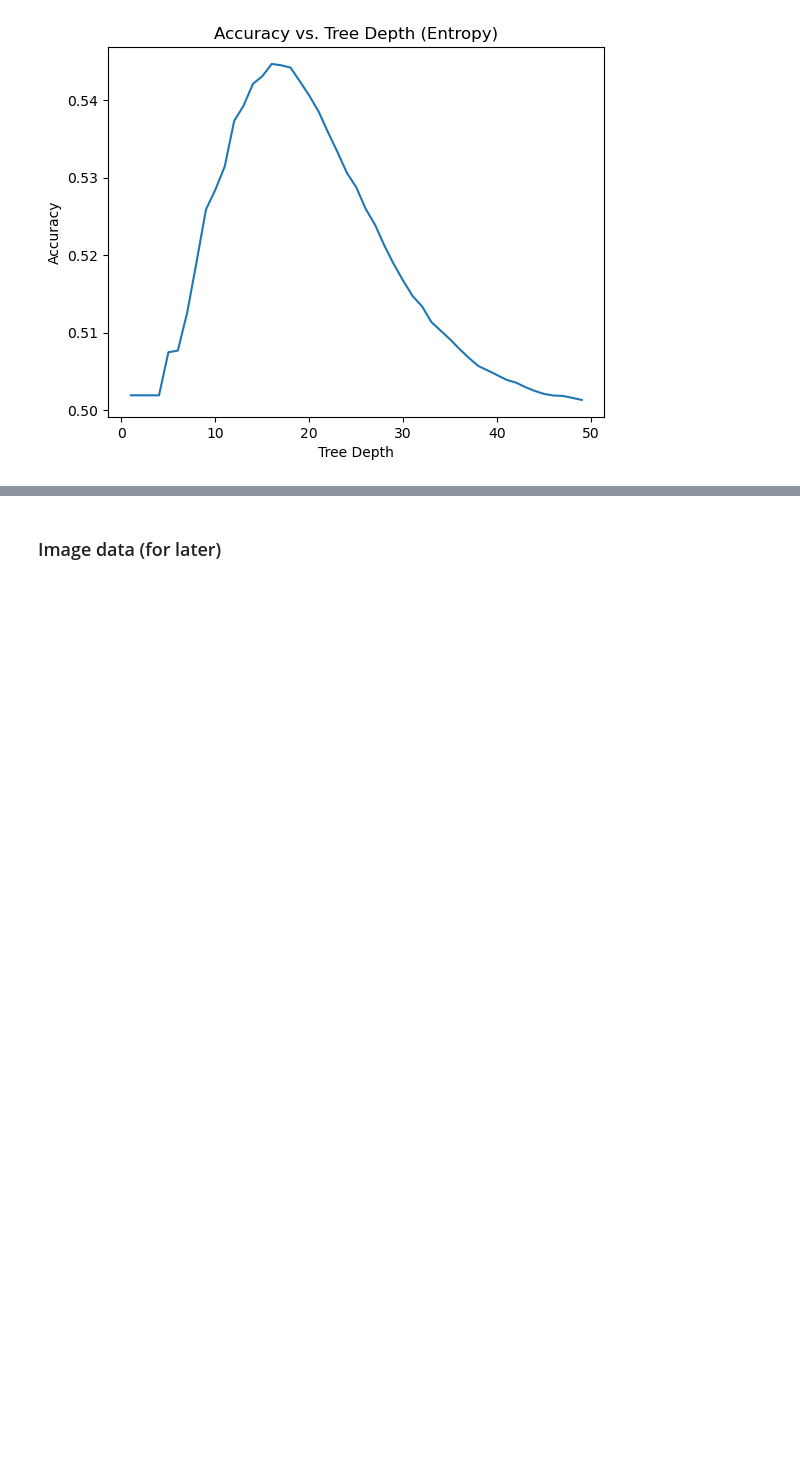
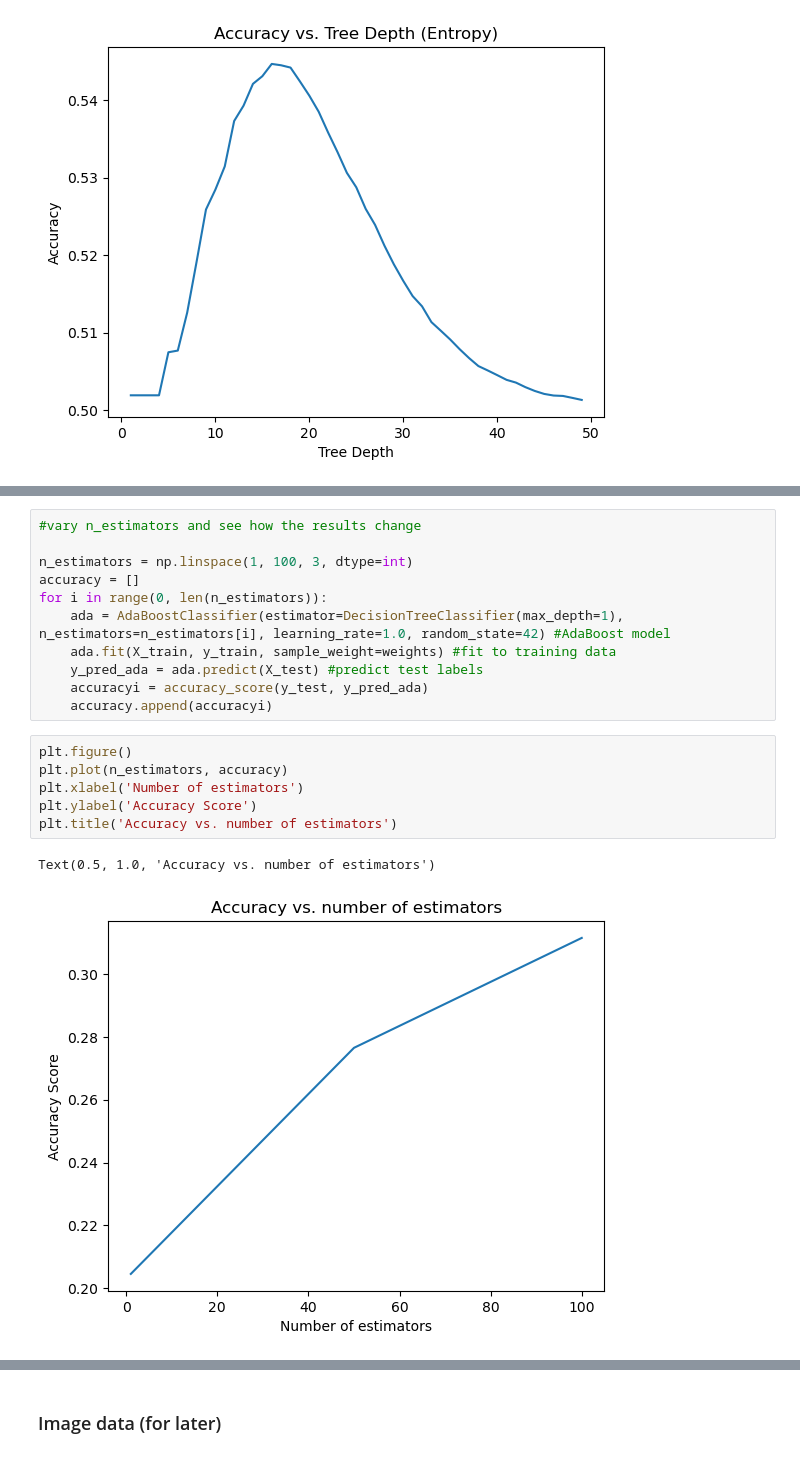
Before and after one commit to drmi7721/transient_clustering, a Jupyter notebook: notebooks/final_project_code.ipynb, the cells around one changed output, grey strips where cells are left out. Cells and saved outputs as stored; diff of their text form; blank space fills up the shorter version.

```diff
--- a/notebooks/final_project_code.ipynb
+++ b/notebooks/final_project_code.ipynb
@@ -677,0 +817,20 @@ plt.savefig('accuracy_depth.png')
+# %%
+#vary n_estimators and see how the results change
+
+n_estimators = np.linspace(1, 100, 3, dtype=int)
+accuracy = []
+for i in range(0, len(n_estimators)):
+    ada = AdaBoostClassifier(estimator=DecisionTreeClassifier(max_depth=1), n_estimators=n_estimators[i], learning_rate=1.0, random_state=42) #AdaBoost model
+    ada.fit(X_train, y_train, sample_weight=weights) #fit to training data
+    y_pred_ada = ada.predict(X_test) #predict test labels
+    accuracyi = accuracy_score(y_test, y_pred_ada)
+    accuracy.append(accuracyi)
+# %%
+plt.figure()
+plt.plot(n_estimators, accuracy)
+plt.xlabel('Number of estimators')
+plt.ylabel('Accuracy Score')
+plt.title('Accuracy vs. number of estimators')
+# %% [output]
+Text(0.5, 1.0, 'Accuracy vs. number of estimators')
+[figure, added]
```
Also changed, not shown: parts of 21 cells of this notebook.
